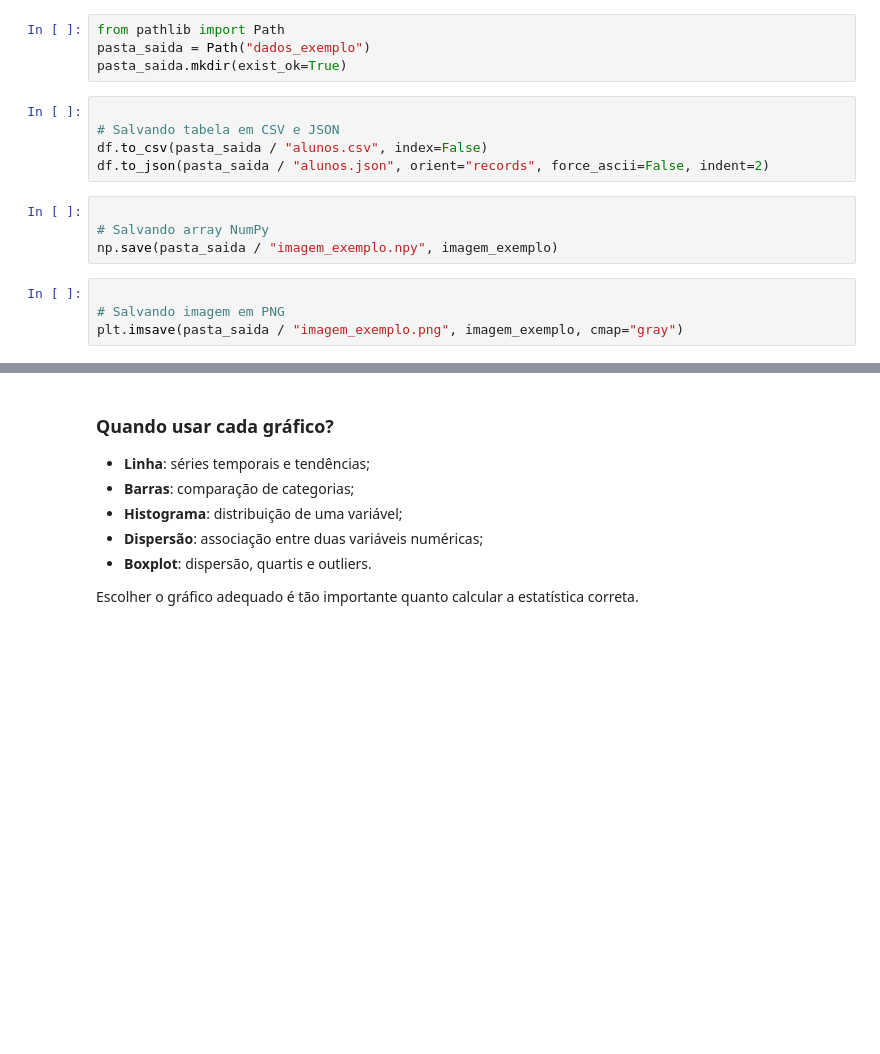
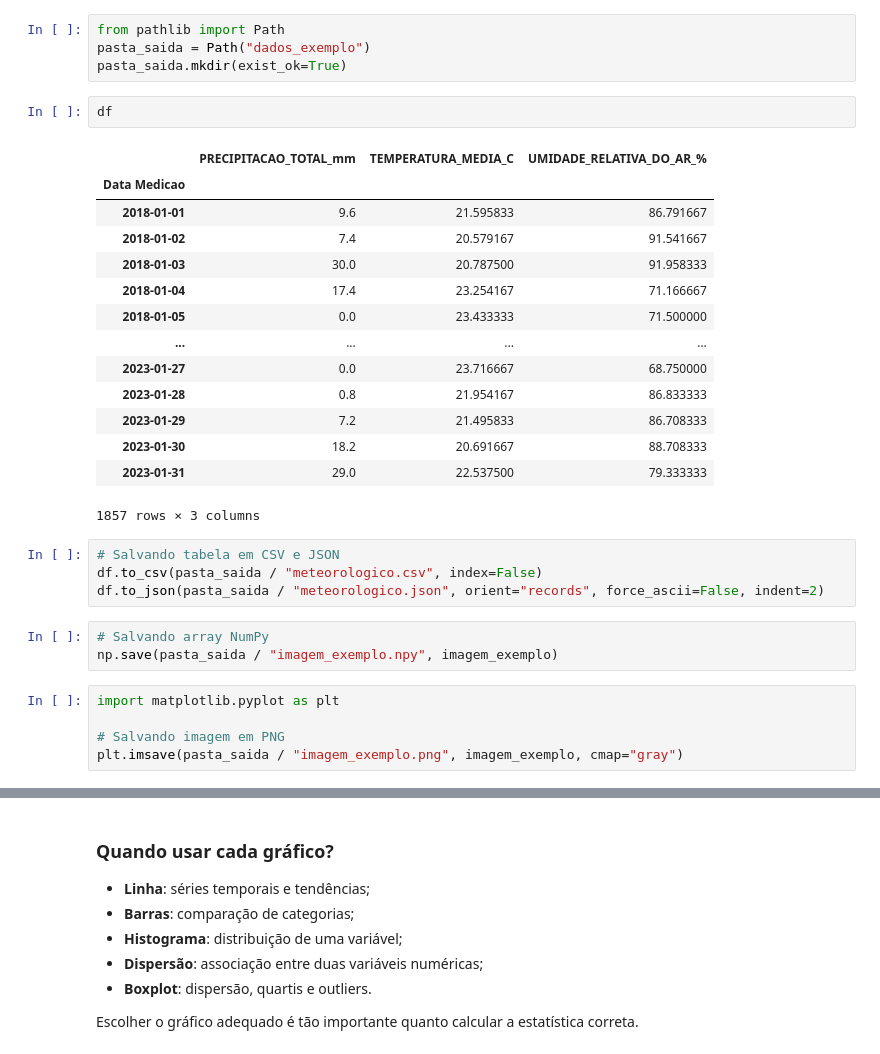
Before and after one commit to cibelerusso/FundamentosemCienciasdeDados, a Jupyter notebook: Notebooks/Fundamentos_em_Ciências_de_Dados_Aula_3.ipynb, the cells around one changed output, grey strips where cells are left out. Drawn from its saved outputs; the diff is of its cells as text; blank space fills up the shorter version.

```diff
--- a/Notebooks/Fundamentos_em_Ciências_de_Dados_Aula_3.ipynb
+++ b/Notebooks/Fundamentos_em_Ciências_de_Dados_Aula_3.ipynb
@@ -659,16 +733,32 @@ A seguir, veremos exemplos com CSV, JSON, NPY e PNG.
 from pathlib import Path
 pasta_saida = Path("dados_exemplo")
 pasta_saida.mkdir(exist_ok=True)
+# %%
+df
+# %% [output]
+|  | PRECIPITACAO_TOTAL_mm | TEMPERATURA_MEDIA_C | UMIDADE_RELATIVA_DO_AR_% |
+| Data Medicao |  |  |  |
+| 2018-01-01 | 9.6 | 21.595833 | 86.791667 |
+| 2018-01-02 | 7.4 | 20.579167 | 91.541667 |
+| 2018-01-03 | 30.0 | 20.787500 | 91.958333 |
+| 2018-01-04 | 17.4 | 23.254167 | 71.166667 |
+| 2018-01-05 | 0.0 | 23.433333 | 71.500000 |
+| ... | ... | ... | ... |
+| 2023-01-27 | 0.0 | 23.716667 | 68.750000 |
+| 2023-01-28 | 0.8 | 21.954167 | 86.833333 |
+| 2023-01-29 | 7.2 | 21.495833 | 86.708333 |
+| 2023-01-30 | 18.2 | 20.691667 | 88.708333 |
+| 2023-01-31 | 29.0 | 22.537500 | 79.333333 |
+1857 rows × 3 columns
 # %%
-
 # Salvando tabela em CSV e JSON
-df.to_csv(pasta_saida / "alunos.csv", index=False)
-df.to_json(pasta_saida / "alunos.json", orient="records", force_ascii=False, indent=2)
+df.to_csv(pasta_saida / "meteorologico.csv", index=False)
+df.to_json(pasta_saida / "meteorologico.json", orient="records", force_ascii=False, indent=2)
 # %%
-
 # Salvando array NumPy
 np.save(pasta_saida / "imagem_exemplo.npy", imagem_exemplo)
 # %%
+import matplotlib.pyplot as plt
 
 # Salvando imagem em PNG
 plt.imsave(pasta_saida / "imagem_exemplo.png", imagem_exemplo, cmap="gray")
```
Also changed, not shown: parts of 27 cells of this notebook.
